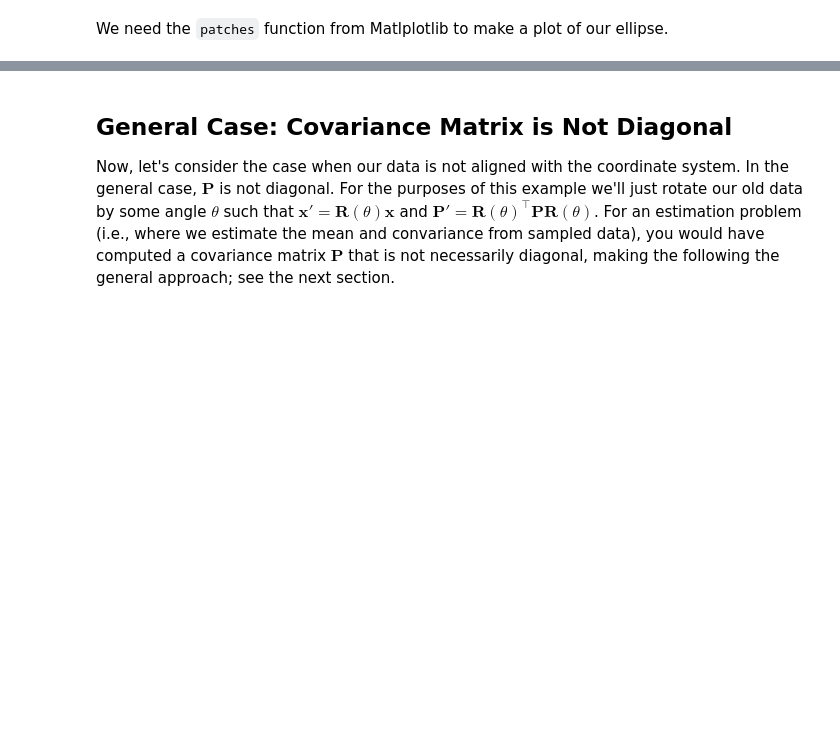
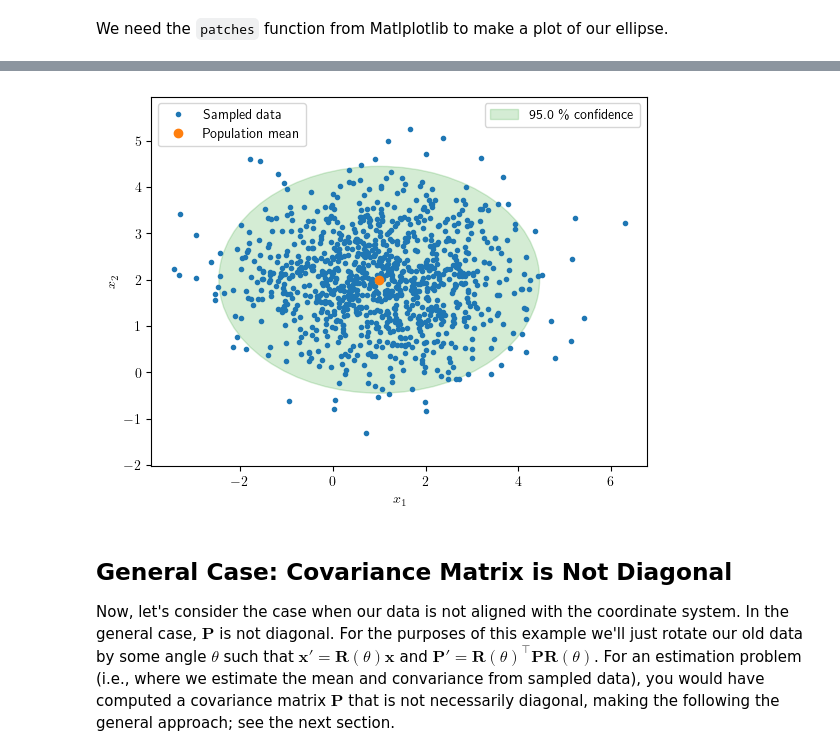
Before and after one commit to botprof/plotting-uncertainty-ellipses, a Jupyter notebook: plotting-uncertainty-ellipses.ipynb, the cells around one changed output, grey strips where cells are left out. Drawn from its saved outputs; the diff is of its cells as text; code cells hidden in the pictures; blank space fills up the shorter version.

Commit message:
Minor updates to formatting

```diff
--- a/plotting-uncertainty-ellipses.ipynb
+++ b/plotting-uncertainty-ellipses.ipynb
@@ -30,9 +30,8 @@ import matplotlib.pyplot as plt
 # %% [markdown]
 The options are ... optional.
 # %%
-%config InlineBackend.figure_format = 'svg'
-plt.rc('text', usetex=True)
-plt.rc('text.latex', preamble=r'\usepackage{pslatex,amsmath}')
+plt.rc("text", usetex=True)
+plt.rc("text.latex", preamble=r"\usepackage{amsmath}")
 # %% [markdown]
 Plot the data.  Make sure that both axes use the same scale, for proper viewing.
 # %%
@@ -72,17 +71,22 @@ We need the `patches` function from Matlplotlib to make a plot of our ellipse.
 from matplotlib import patches
 # %%
 fig2, ax2 = plt.subplots()
-plt.xlabel(r'$x_1$')
-plt.ylabel(r'$x_2$')
-plt.plot(x[0, :], x[1, :], 'C0.', label='Sampled data')
-plt.plot(x_mean[0], x_mean[1],'C1o', label='Population mean')
-first_legend = plt.legend(loc='upper left')
-ell = patches.Ellipse((x_mean[0], x_mean[1]),
-                      2.0*np.sqrt(s*P[0,0]), 2.0*np.sqrt(s*P[1,1]),
-                      angle=0, alpha=0.2, color='C2')
+plt.xlabel(r"$x_1$")
+plt.ylabel(r"$x_2$")
+plt.plot(x[0, :], x[1, :], "C0.", label="Sampled data")
+plt.plot(x_mean[0], x_mean[1], "C1o", label="Population mean")
+first_legend = plt.legend(loc="upper left")
+ell = patches.Ellipse(
+    (x_mean[0], x_mean[1]),
+    2.0 * np.sqrt(s * P[0, 0]),
+    2.0 * np.sqrt(s * P[1, 1]),
+    angle=0,
+    alpha=0.2,
+    color="C2",
+)
 ax2.add_artist(ell)
-plt.axis('equal')
+plt.axis("equal")
 ax2 = plt.gca().add_artist(first_legend)
-plt.legend([ell],[str(100*(1-alpha)) + ' \% confidence'], loc='upper right')
+plt.legend([ell], [str(100 * (1 - alpha)) + " \% confidence"], loc="upper right")
 plt.show()
 # %% [output]
@@ -90,3 +93,4 @@ plt.show()
+[figure, added]
 # %% [markdown]
 ## General Case: Covariance Matrix is Not Diagonal
 
```
Also changed, not shown: parts of 8 cells of this notebook, 2 other files.
